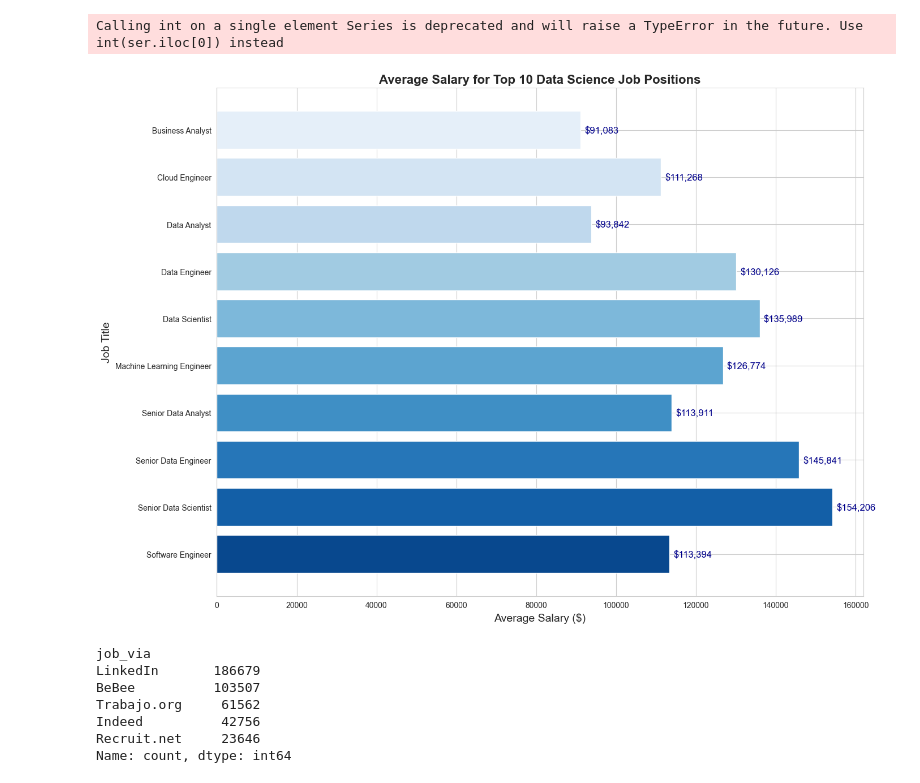
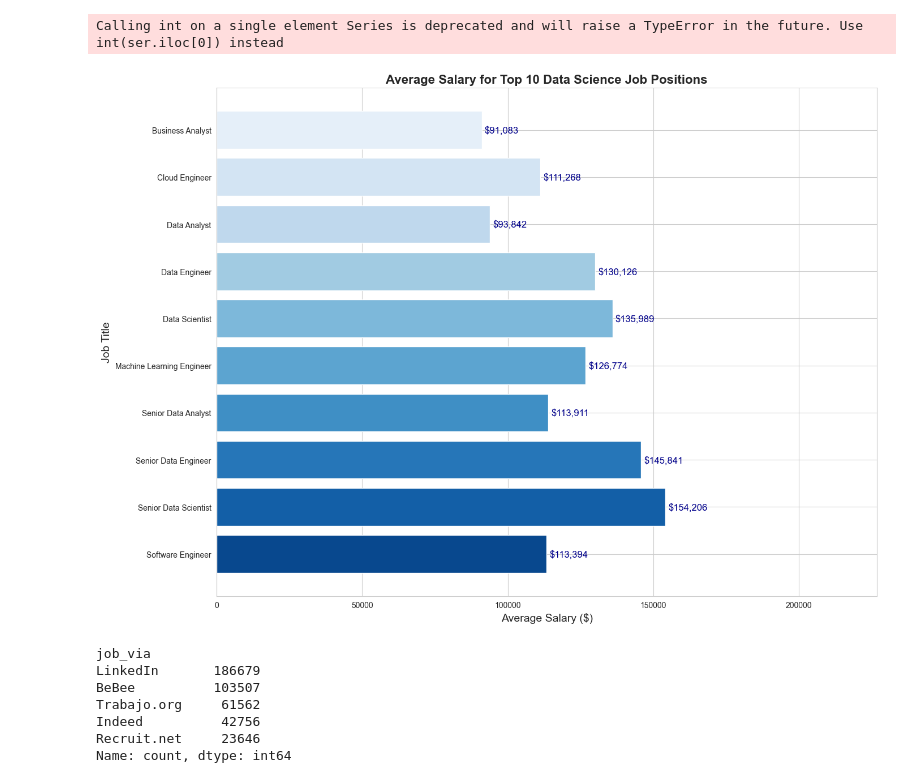
Before and after one commit to AlejandroMRZ/EDA_DataScience_Jobs, a Jupyter notebook: Data_Science_jobs_EDA.ipynb, the cells around one changed output. Cells and saved outputs as stored; diff of their text form; code cells hidden in the pictures.

```diff
--- a/Data_Science_jobs_EDA.ipynb
+++ b/Data_Science_jobs_EDA.ipynb
@@ -421,9 +421,6 @@ world_map.save('world_job_postings_map_with_bigger_legend.html')
 # %% [output]
 Calling int on a single element Series is deprecated and will raise a TypeError in the future. Use int(ser.iloc[0]) instead
 # %%
-import matplotlib.pyplot as plt
-import seaborn as sns
-
 # Step 1: Identify the Top 10 Most Common Job Positions using 'job_title_short'
 top_10_jobs = data_jobs_df['job_title_short'].value_counts().head(10).reset_index()
 top_10_jobs.columns = ['job_title_short', 'count']
@@ -437,34 +434,37 @@ avg_salary_by_job.dropna(subset=['salary_year_avg'], inplace=True)
 avg_salary_by_job.columns = ['job_title_short', 'average_salary']
 
 # Step 4: Visualize the Average Salary for the Top 10 Job Titles
 plt.figure(figsize=(14, 10))
 sns.set_style("whitegrid")
+
+# Set x-axis limit to allow space for labels
+plt.xlim(0, max(top_countries.values) * 1.1)
 
 # Create a color gradient using seaborn's color palette, ensuring consistency with the 'skyblue' theme
 colors = sns.color_palette("Blues", len(avg_salary_by_job))
 
 # Create horizontal bar plot with gradient colors and labels for each bar
 bars = plt.barh(avg_salary_by_job['job_title_short'], avg_salary_by_job['average_salary'], color=colors)
 plt.xlabel('Average Salary ($)', fontsize=14)
 plt.ylabel('Job Title', fontsize=14)
 plt.title('Average Salary for Top 10 Data Science Job Positions', fontsize=16, fontweight='bold')
 plt.gca().invert_yaxis()
 
 # Add data labels to each bar
 for bar in bars:
     plt.text(
         bar.get_width() + 1000,  # Position text slightly to the right of each bar
         bar.get_y() + bar.get_height() / 2,
         f"${bar.get_width():,.0f}",  # Format salary as a currency
         va='center', fontsize=12, color='darkblue'
     )
 
 # Reduce the amount of empty space around the plot
 plt.tight_layout()
 
 plt.show()
 # %% [output]
-[figure, old version]
+[figure, new version]
 # %%
 # Remove "via " prefix
 data_jobs_df['job_via'] = data_jobs_df['job_via'].str.replace("via ", "")
```
Also changed, not shown: 4 other files.
